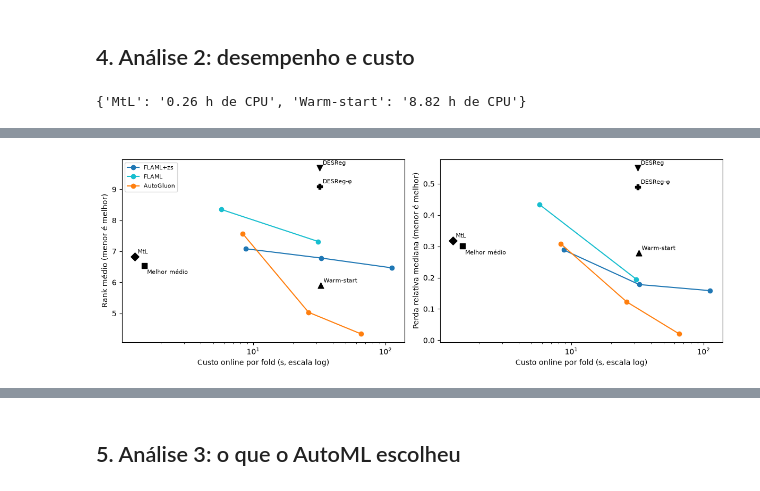
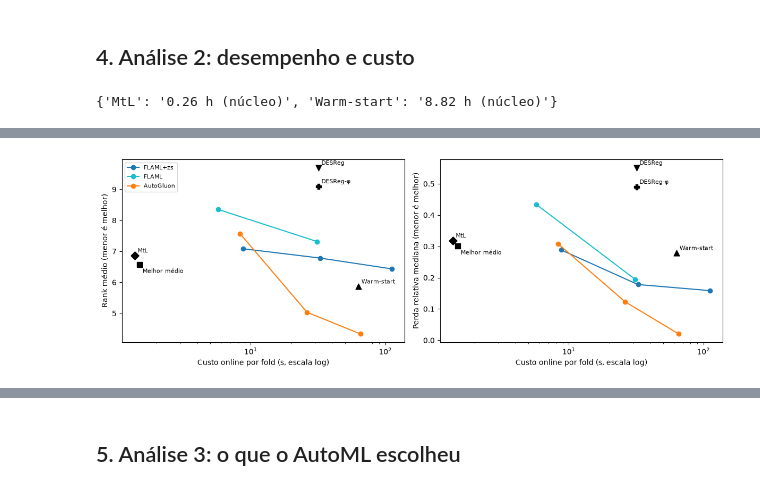
Before and after one commit to carloshendvpm/projeto01-mtl, a Jupyter notebook: pratica-04/pratica4_automl_vs_mtl.ipynb, the cells around one changed output, grey strips where cells are left out. Saved outputs shown, nothing was run; the diff lists cells and outputs as text; code cells hidden in the pictures.

```diff
--- a/pratica-04/pratica4_automl_vs_mtl.ipynb
+++ b/pratica-04/pratica4_automl_vs_mtl.ipynb
@@ -117,21 +137,25 @@ display(pd.concat([melhor_medio, rec, P.idxmin(axis=1).rename('Oraculo')], axis=
 # %%
-def por_fold(algs: pd.Series, nome):
-    m = base.merge(algs.rename('alg').reset_index().rename(columns={'index': 'dataset'}), on='dataset')
+def por_fold(algs, nome):
+    if isinstance(algs, pd.DataFrame):   # um algoritmo por (dataset, fold)
+        m = base.merge(algs[['dataset', 'fold', 'alg']], on=['dataset', 'fold'])
+    else:
+        m = base.merge(algs.rename('alg').reset_index().rename(columns={'index': 'dataset'}), on='dataset')
     m = m[m.metodo == m.alg].assign(metodo=nome)
     return m[['dataset', 'fold', 'metodo', 'sera', 'segundos']]
 
 oraculo = P.idxmin(axis=1)
 folds = pd.concat([
     por_fold(melhor_medio, 'Melhor_medio'),
-    por_fold(rec, 'MtL'),
+    por_fold(recs, 'MtL'),
     ws.assign(metodo='Warm-start')[['dataset', 'fold', 'metodo', 'sera', 'segundos']],
     desreg[['dataset', 'fold', 'metodo', 'sera', 'segundos']],
     automl[['dataset', 'fold', 'metodo', 'sera', 'segundos']],
     por_fold(oraculo, 'Oraculo'),
 ])
-# custo online da recomendação: meta-características e meta-modelo, uma vez por dataset (rateado nos folds)
-extra = pd.DataFrame(custo_rec).T.sum(axis=1) / c.FOLDS
-folds.loc[folds.metodo == 'MtL', 'segundos'] += folds.loc[folds.metodo == 'MtL', 'dataset'].map(extra).to_numpy()
+# custo online da recomendação, por fold: Xbase do treino + meta-modelo
+extra = recs.set_index(['dataset', 'fold'])[['segundos_meta_caracteristicas', 'segundos_meta_modelo']].sum(axis=1)
+msk = folds.metodo == 'MtL'
+folds.loc[msk, 'segundos'] += extra.reindex(pd.MultiIndex.from_frame(folds.loc[msk, ['dataset', 'fold']])).to_numpy()
 folds.to_csv(R / 'todos_por_fold.csv', index=False)
 
 L = folds.pivot_table(index='dataset', columns='metodo', values='sera').loc[DATASETS]
@@ -186,13 +210,13 @@ for orc in [5, 30, 120]:
     pv = sp.posthoc_nemenyi_friedman(tab.to_numpy()); pv.index = pv.columns = cols
     ranks = tab.rank(axis=1).mean()
     testes.append(dict(orcamento=orc, metodos=k, friedman=est, p=p, cd=cd))
-    plt.figure(figsize=(8, 2.4))
+    plt.figure(figsize=(7, 2.9))
     sp.critical_difference_diagram(ranks.rename(rotulo), pv.rename(index=rotulo, columns=rotulo),
-                                   label_props={'fontsize': 9})
+                                   label_props={'fontsize': 11}, text_h_margin=0.2)
     ax = plt.gca(); ini = ranks.min()
     ax.plot([ini, ini + cd], [1.6, 1.6], color='black', lw=2)
-    ax.text(ini + cd / 2, 2.0, f'CD = {cd:.2f}', ha='center', fontsize=9); ax.set_ylim(top=3.0)
-    plt.title(f'AutoML com {orc} s por fold — Friedman p = {p:.2g}', fontsize=10, pad=18)
+    ax.text(ini + cd / 2, 2.0, f'CD = {cd:.2f}', ha='center', fontsize=10); ax.set_ylim(top=3.0)
+    plt.title(f'({"abc"[[5, 30, 120].index(orc)]}) AutoML com {orc} s por fold; Friedman p = {p:.2g}', fontsize=11, pad=18)
     plt.tight_layout(); plt.savefig(FIG / f'cd_{orc}s.pdf', bbox_inches='tight'); plt.show()
     pv.to_csv(R / f'nemenyi_{orc}s.csv')
     print(f'{orc}s: p(MtL vs AutoML):', {m: round(pv.loc['MtL', m], 4) for m in cols if m not in METODOS_FIXOS})
@@ -222,22 +246,27 @@ plt.savefig(FIG / 'perda_por_dataset.pdf', bbox_inches='tight'); plt.show()
 # %% [markdown]
 ## 4. Análise 2: desempenho e custo
 # %%
-# Custo offline (segundos de CPU somados), do conjunto das práticas:
-#  * MtL: construir P (6 regressores × 10 folds × 30 datasets, medido agora) e Xbase (30 extrações)
+# Unidades. Todos os tempos foram medidos em relógio (time.perf_counter).
+# Regressores de P, extração de meta-características, matriz da Prática 3, MtL e Warm-start rodam
+# em um processo de 1 thread: núcleo-segundos ≈ segundos de relógio. (O meta-modelo RF da MtL usa
+# n_jobs=-1 sobre 29 linhas e leva menos de 1 s; tratei como 1 núcleo.)
+# Cada execução de AutoML tinha 2 CPUs reservadas: 2 × relógio é o limite superior de núcleo-segundos.
+# Nenhum dos dois números mede CPU efetivamente usada (não registrei tempo de CPU do processo).
+NUCLEOS = {m: (2 if m in AUTOML else 1) for m in TEMPO.columns}
+
+# Custo offline (núcleo-segundos), do conjunto das práticas:
+#  * MtL: construir P (6 regressores × 10 folds × 30 datasets, medido aqui) e Xbase dos datasets
 #  * Warm-start: matriz de perdas 60 × 30 da Prática 3 e extração de Xestendido (Prática 2)
 custo_ext = pd.read_csv(c.BASE / 'pratica-02' / 'resultados' / 'custo_extracao.csv')
 custo_ext = custo_ext[custo_ext.fase != 'nulo']           # distribuições nulas são diagnóstico, não descritor
 t_xest = custo_ext.groupby('dataset').segundos.sum().reindex(DATASETS)
-t_xbase = pd.Series({d: v['meta_caracteristicas'] for d, v in custo_rec.items()})
 tempo_p3 = json.loads((c.P3 / 'tempo_matriz.json').read_text())
 offline = {'MtL': base.segundos.sum() + t_xbase.sum(),
            'Warm-start': tempo_p3['segundos_ajustes'] + t_xest.sum()}
-print({k: f'{v/3600:.2f} h de CPU' for k, v in offline.items()})
-
-# Warm-start: o custo online inclui extrair Xestendido do alvo (rateado nos folds)
-TEMPO['Warm-start'] = TEMPO['Warm-start'] + t_xest / c.FOLDS
+print({k: f'{v/3600:.2f} h (núcleo)' for k, v in offline.items()})
 
 custo = pd.DataFrame({'segundos_por_fold': TEMPO.drop(columns='Oraculo').mean(),
+                      'nucleo_segundos_por_fold': (TEMPO.drop(columns='Oraculo') * pd.Series(NUCLEOS)).mean(),
                       'perda_rel_media': REL.drop(columns='Oraculo').mean(),
                       'perda_rel_mediana': REL.drop(columns='Oraculo').median(),
                       'rank_medio': L.drop(columns='Oraculo').rank(axis=1).mean()})
@@ -255,4 +284,4 @@ for eixo, y, nome in [(ax[0], 'rank_medio', 'Rank médio (menor é melhor)'), (a
     eixo.set_xscale('log'); eixo.set_xlabel('Custo online por fold (s, escala log)'); eixo.set_ylabel(nome)
 ax[0].legend(fontsize=8); plt.tight_layout(); plt.savefig(FIG / 'custo_desempenho.pdf', bbox_inches='tight'); plt.show()
 # %% [output]
-{'MtL': '0.26 h de CPU', 'Warm-start': '8.82 h de CPU'}
+{'MtL': '0.26 h (núcleo)', 'Warm-start': '8.82 h (núcleo)'}
@@ -274,4 +303,4 @@ ax[0].legend(fontsize=8); plt.tight_layout(); plt.savefig(FIG / 'custo_desempenh
-[figure, old version]
+[figure, new version]
 # %%
 # Com que orçamento o AutoML supera a MtL? Por dataset: menor orçamento em que a SERA média do AutoML < a da MtL.
 supera = {}
```
Also changed, not shown: parts of 17 cells of this notebook, 50 other files.
